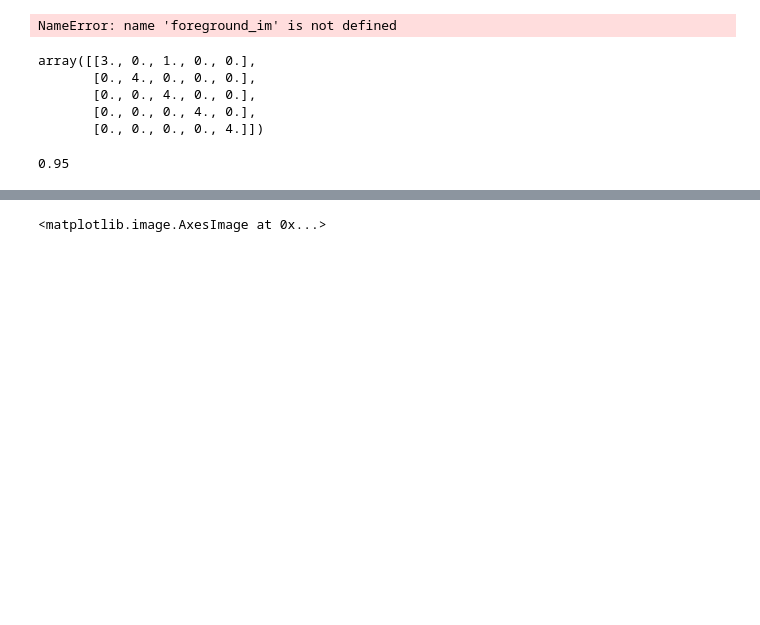
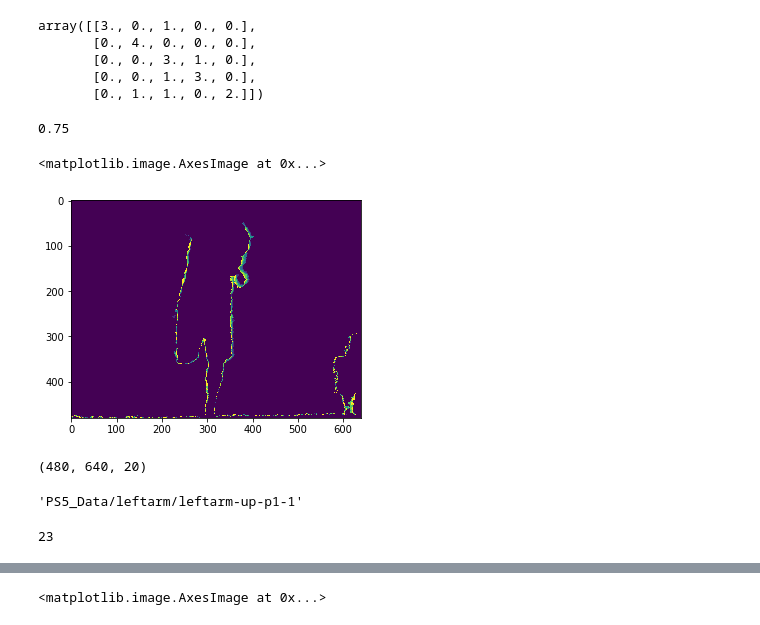
Before and after one commit to tracetidwell/cs6476, a Jupyter notebook: assignments/ps_5/PS_5.ipynb, the cells around one changed output, grey strips where cells are left out. Saved outputs shown, nothing was run; the diff lists cells and outputs as text; code cells hidden in the pictures; blank space fills up the shorter version.

```diff
--- a/assignments/ps_5/PS_5.ipynb
+++ b/assignments/ps_5/PS_5.ipynb
@@ -25,20 +31,21 @@ abcd = {i: tuple(range(i*4, i*4+4)) for i in range(5)}
 # %%
 base_dir = 'PS5_Data'
 actions = ['botharms', 'crouch', 'leftarmup', 'punch', 'rightkick']
-threshold = 40000
+threshold = 8000
+imp_threshold = 39000
 
-# mhis = generateAllMHIs(threshold=threshold, save=True, save_dir='all_mhis.npy',
-#                        compute_func=computeMHI)
-# mhis = generateAllMHIs(threshold=threshold, save=True, save_dir='all_mhis_improved.npy',
-#                        compute_func=computeImprovedMHI)
-mhis = np.load('all_mhis.npy')
+mhis = generateAllMHIs(threshold=threshold, save=True, save_dir='all_mhis.npy',
+                       compute_func=computeMHI)
+#mhis = generateAllMHIs(threshold=39000, save=False, save_dir='all_mhis_improved.npy',
+#                       compute_func=computeImprovedMHI)
+#mhis = np.load('all_mhis.npy')
 
-# hu_moments = generateAllHuMoments(mhis, save=True, save_dir='all_hu_moments.npy',
-#                                   hu_moment_func=huMoments)
+hu_moments = generateAllHuMoments(mhis, save=False, save_dir='all_hu_moments.npy',
+                                  hu_moment_func=huMoments)
 #hu_moments = generateAllHuMoments(imp_mhis, save=True, save_dir='allHuMomentsImproved.npy')
-#hu_moments = generateAllHuMoments(mhis, save=True, save_dir='all_hu_moments_improved.py',
+#hu_moments = generateAllHuMoments(mhis, save=False, save_dir='all_hu_moments_improved.py',
 #                                  hu_moment_func=improvedHuMoments)
-hu_moments = np.load('all_hu_moments.npy')
+#hu_moments = np.load('all_hu_moments.npy')
 
 #labels = sorted([action for action in actions] * 4)
 labels = np.array(sorted([i for i in range(5)] * 4)).reshape(-1, 1)
@@ -48,10 +55,6 @@ labels = np.array(sorted([i for i in range(5)] * 4)).reshape(-1, 1)
 #data = np.concatenate([hu_moments, labels], axis=1)
 
 #x_train, y_train, train_idxs, x_test, y_test, test_idxs = train_test_split(data)
-# %%
-plt.plot(foreground_im[250])
-# %% [output]
-NameError: name 'foreground_im' is not defined
 # %%
 confusion_matrix = np.zeros((5, 5))
 
@@ -66,10 +69,23 @@ confusion_matrix
 # %% [output]
 array([[3., 0., 1., 0., 0.],
        [0., 4., 0., 0., 0.],
-       [0., 0., 4., 0., 0.],
-       [0., 0., 0., 4., 0.],
-       [0., 0., 0., 0., 4.]])
+       [0., 0., 3., 1., 0.],
+       [0., 0., 1., 3., 0.],
+       [0., 1., 1., 0., 2.]])
 # %%
 np.sum([confusion_matrix[i, i] for i in range(5)]) / np.sum(confusion_matrix)
 # %% [output]
-0.95
+0.75
+# %%
+plt.imshow(mhis[:, :, 15])
+# %% [output]
+<matplotlib.image.AxesImage at 0x...>
+[figure, added]
+# %%
+mhis.shape
+# %% [output]
+(480, 640, 20)
+# %%
+directoryName
+# %% [output]
+'PS5_Data/leftarm/leftarm-up-p1-1'
@@ -75,0 +97,4 @@ np.sum([confusion_matrix[i, i] for i in range(5)]) / np.sum(confusion_matrix)
+# %%
+np.random.choice(range(1, 32))
+# %% [output]
+23
```
Also changed, not shown: parts of 17 cells of this notebook, 6 other files.
